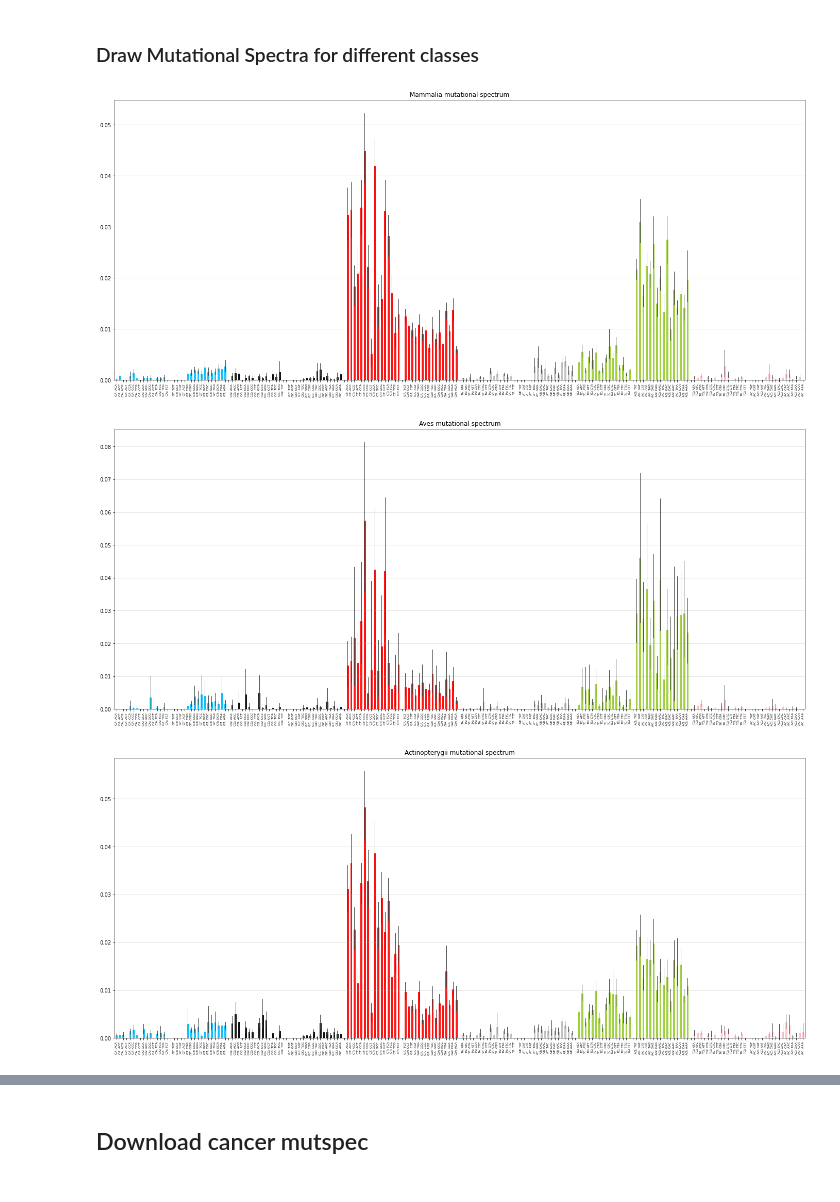
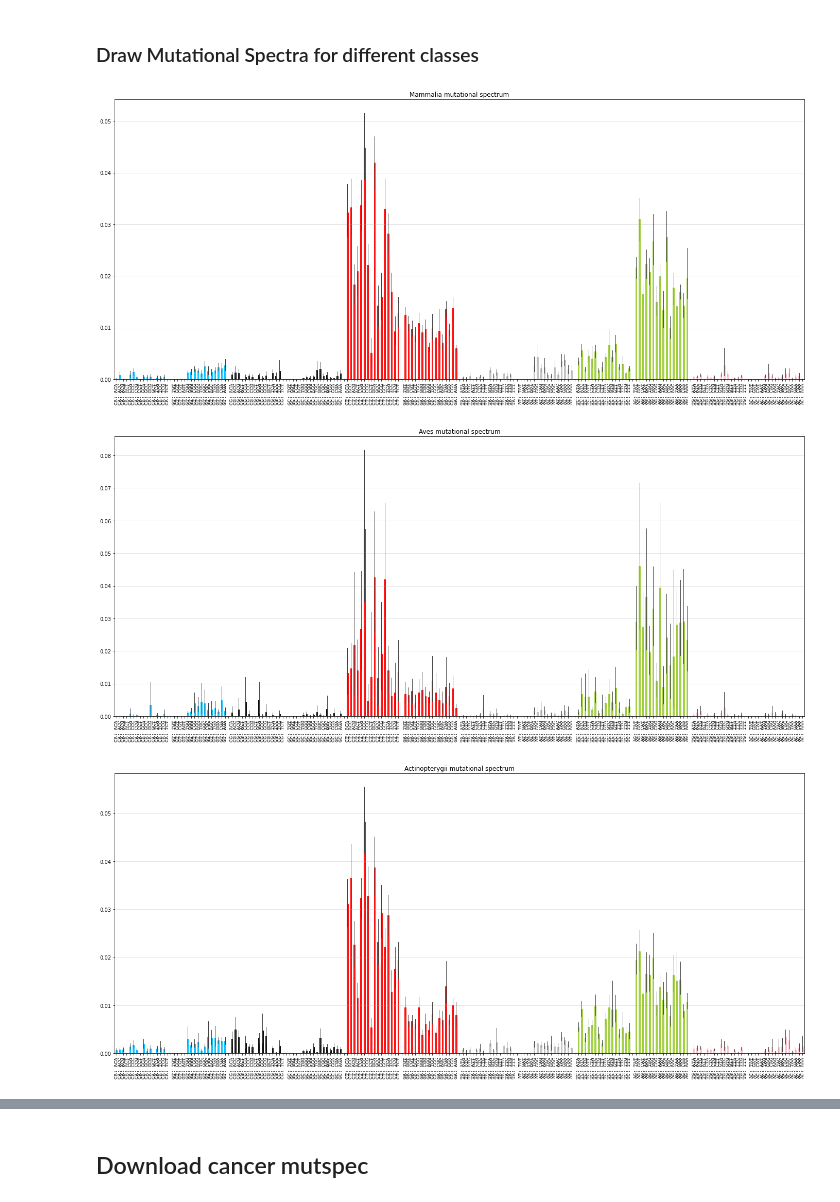
Before and after one commit to mitoclub/mtdna-192component-mutspec-chordata, a Jupyter notebook: scripts/get_mutspec.ipynb, the cells around one changed output, grey strips where cells are left out. Drawn from its saved outputs; the diff is of its cells as text; code cells hidden in the pictures.

```diff
--- a/scripts/get_mutspec.ipynb
+++ b/scripts/get_mutspec.ipynb
@@ -173,8 +174,8 @@ taxes_to_draw = ['Mammalia', 'Aves', 'Actinopterygii', 'Lepidosauria', 'Amphibia
 # %%
 for tax in taxes_to_draw:
     plot_mutspec192(final_mutspec[final_mutspec['Class'] == tax], title=f'{tax} mutational spectrum',
-    filepath=f'../pictures/Mutspec/{tax}Mut192Comp.pdf')
+    filepath=f'../pictures/Mutspec/{tax}Mut192Comp.pdf', fontname='Courier', fontsize=10)
 # %% [output]
-[figure, old version]
+[figure, new version]
-[figure, old version]
+[figure, new version]
-[figure, old version]
+[figure, new version]
```
Also changed, not shown: parts of 6 cells of this notebook, 5 other files.
